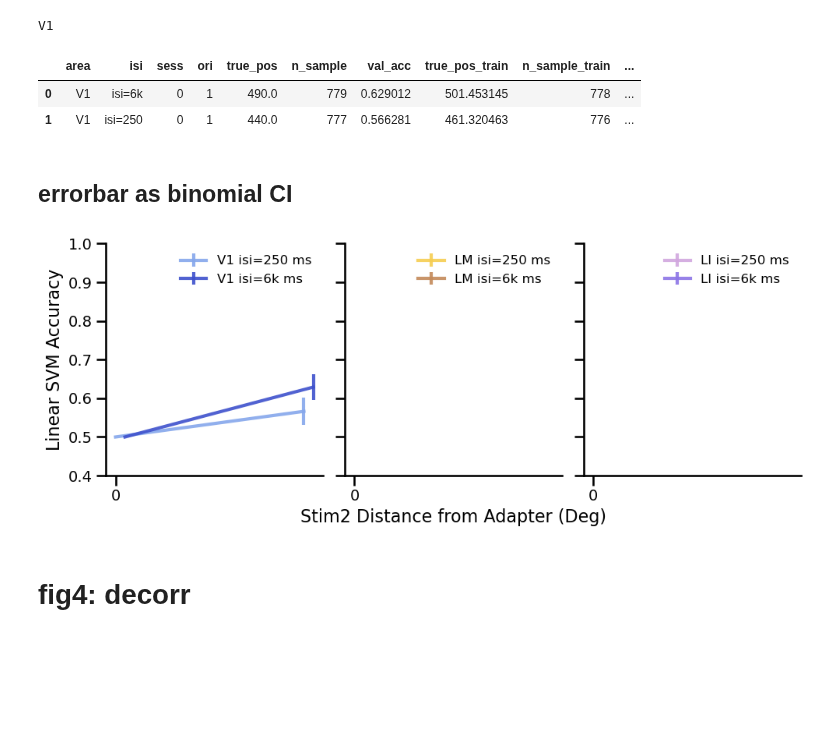
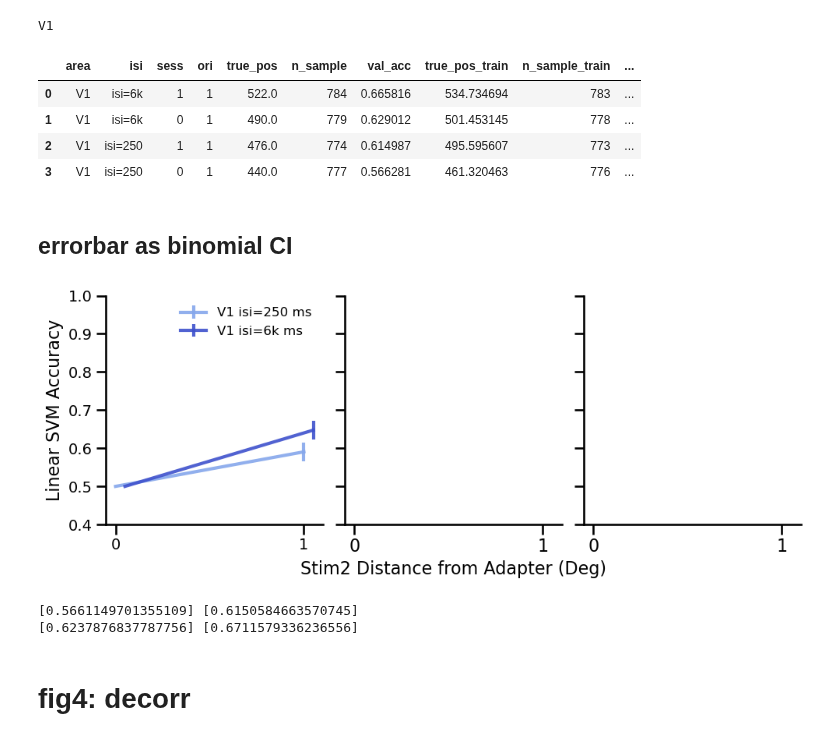
Before and after one commit to lanluo9/inter, a Jupyter notebook: scripts/ipynb/decode_grat2ori2isi.ipynb, the cells around one changed output. Saved outputs shown, nothing was run; the diff lists cells and outputs as text; code cells hidden in the pictures; blank space fills up the shorter version.

```diff
--- a/scripts/ipynb/decode_grat2ori2isi.ipynb
+++ b/scripts/ipynb/decode_grat2ori2isi.ipynb
@@ -1338,9 +1344,9 @@ train with both, test with either - assume decoder learned from visual xp
 for iarea in ['V1']:
             #   , 'LM', 'LI']:
     print(iarea)
-    nsess = df_tidy[df_tidy.area == iarea].groupby(['date', 'sess']).__len__()
+    nsess = df_tidy[df_tidy.area == iarea].groupby(['date']).__len__() # , 'sess'
 
-    for idatesess in (range(1)): # nsess
+    for idatesess in (range(nsess)):
 
         # ncell_keep = 999 # check how much overfit if keep all cells
         # filter_cell = 'well_fit'
@@ -1496,7 +1504,7 @@ for iarea in ['V1',]:
     for use_data in ['isi=250', 'isi=6k']:
         nsess_iarea = (df_tidy[(df_tidy.area == iarea)
                             & (df_tidy.filter_cell_vis == True)] # some LI sessions have no vis cell
-                        .groupby(['date', 'sess'])
+                        .groupby(['date']) # , 'sess'
                         .first().__len__())
 
         for isess in tqdm(range(nsess_iarea)):
@@ -1627,8 +1635,10 @@ V1
 df_perf
 # %% [output]
 |  | area | isi | sess | ori | true_pos | n_sample | val_acc | true_pos_train | n_sample_train | ... |
-| 0 | V1 | isi=6k | 0 | 1 | 490.0 | 779 | 0.629012 | 501.453145 | 778 | ... |
-| 1 | V1 | isi=250 | 0 | 1 | 440.0 | 777 | 0.566281 | 461.320463 | 776 | ... |
+| 0 | V1 | isi=6k | 1 | 1 | 522.0 | 784 | 0.665816 | 534.734694 | 783 | ... |
+| 1 | V1 | isi=6k | 0 | 1 | 490.0 | 779 | 0.629012 | 501.453145 | 778 | ... |
+| 2 | V1 | isi=250 | 1 | 1 | 476.0 | 774 | 0.614987 | 495.595607 | 773 | ... |
+| 3 | V1 | isi=250 | 0 | 1 | 440.0 | 777 | 0.566281 | 461.320463 | 776 | ... |
 # %% [markdown]
 ## errorbar as binomial CI
 # %%
@@ -1654,7 +1664,7 @@ color_list_noad = color_list[::2]
 color_list_250 = color_list[1::2]
 
 fig, ax = plt.subplots(1, 3, figsize=(10, 4), sharex=True, sharey=True)
-for (i, iarea) in enumerate(['V1', 'LM', 'LI']):
+for (i, iarea) in enumerate(['V1',]): #  'LM', 'LI'
     for (j, iisi) in enumerate(['isi=250', 'isi=6k', ]):
 
         tmp1 = tmp[(tmp.area == iarea) & (tmp.isi == iisi)].acc.values
@@ -1667,34 +1677,45 @@ for (i, iarea) in enumerate(['V1', 'LM', 'LI']):
         ax[i].errorbar(x=np.arange(len(tmp1)) + j*0.05,
                     y=tmp1,
                     yerr=tmp2,
                     # fmt='o',
                     linewidth=3,
                     alpha=0.9,
                     label=f'{iarea} {iisi} ms',
                     color=color_list[i*2+j], #ecolor='lightgray', elinewidth=3, capsize=0
                     );
 
 
     ax[i].set_xticks(np.arange(len(tmp1)));
     # if ref_ori_id == 0:
     #     ax[i].set_xticklabels(['0', '22.5', '45', '67.5', '90']);
     # elif ref_ori_id == 4:
     #     ax[i].set_xticklabels(['90', '67.5', '45', '22.5']);
     ax[i].tick_params(axis='both', which='major', labelsize=14)
     ax[i].set_ylim(0.4, 1);
     ax[i].legend(frameon=False, loc='upper right', fontsize=12);
     # ax[i].set_title(iarea);
 
 ax[0].set_ylabel('Linear SVM Accuracy', fontsize=16);
 ax[1].set_xlabel('Stim2 Distance from Adapter (Deg)', fontsize=16);
 
 # plt.suptitle(f'err=binom, {plot_perf} acc')
 plt.tight_layout();
 sns.despine();
 dir_fig = os.path.join(dir_repo, r'results\decoder_grat8/'.replace('\\', '/'))
 # fig.savefig(dir_fig + 'aware_decoder_large_ntrial.svg', bbox_inches='tight')
 # %% [output]
-[figure, old version]
+[figure, new version]
+# %%
+for (i, iarea) in enumerate(['V1',]): #  'LM', 'LI'
+    for (j, iisi) in enumerate(['isi=250', 'isi=6k', ]):
+
+        tmp1 = tmp[(tmp.area == iarea) & (tmp.isi == iisi)].acc.values
+        tmp2 = tmp[(tmp.area == iarea) & (tmp.isi == iisi)].err.values
+
+        print(tmp1-tmp2, tmp1+tmp2)
+# %% [output]
+[0.5661149701355109] [0.6150584663570745]
+[0.6237876837787756] [0.6711579336236556]
 # %% [markdown]
 # fig4: decorr
 # %% [markdown]
```
Also changed, not shown: parts of 11 cells of this notebook, 8 other files.
